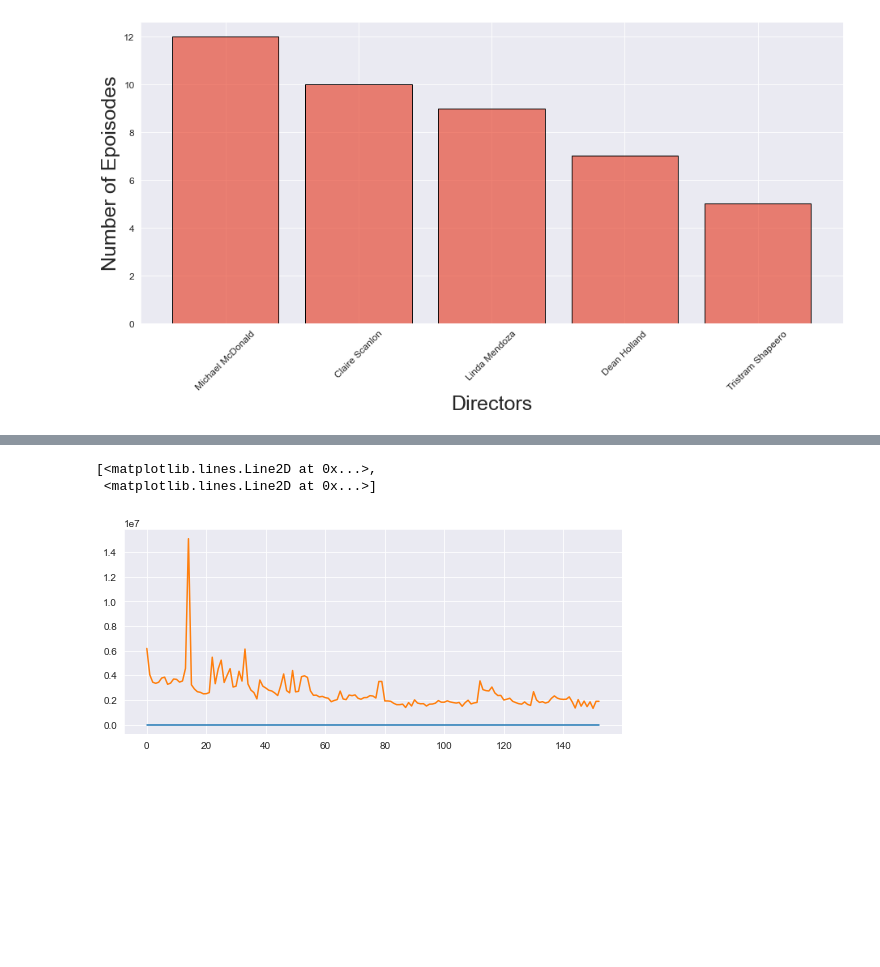
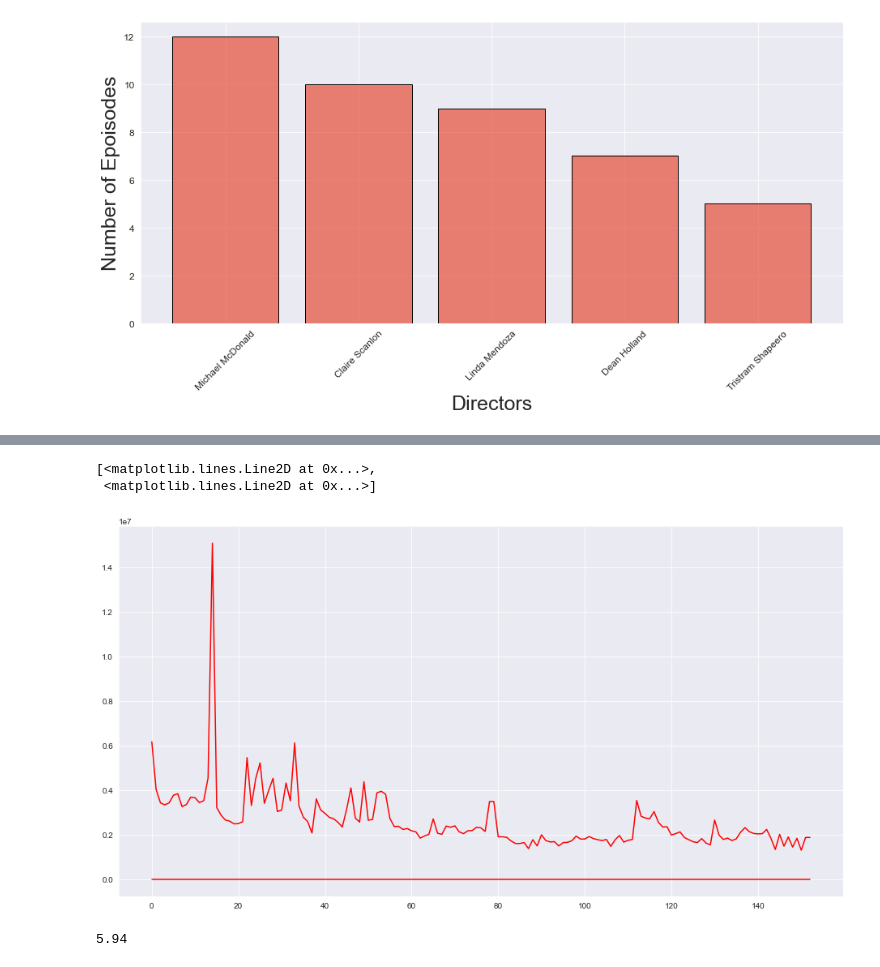
Before and after one commit to anuj561/Brooklyn-99-Data-Analysis, a Jupyter notebook: Brooklyn_99_data_analysis.ipynb, the cells around one changed output, grey strips where cells are left out. Cells and saved outputs as stored; diff of their text form; code cells hidden in the pictures; blank space fills up the shorter version.

```diff
--- a/Brooklyn_99_data_analysis.ipynb
+++ b/Brooklyn_99_data_analysis.ipynb
@@ -79,8 +58,14 @@ df['original_air_date'] = pd.to_datetime(df['original_air_date'], format='%Y-%m-
+# %%
+df =df.dropna(subset=['episode_num_overall','us_viewers'])
 # %%
-plt.rcParams["figure.figsize"] = [7.50, 3.50]
+plt.rcParams["figure.figsize"] = [13,7]
 plt.rcParams["figure.autolayout"] = True
-plt.plot(df[['episode_num_overall','us_viewers']])
+plt.plot(df[['episode_num_overall','us_viewers']],color ='red')
 # %% [output]
 [<matplotlib.lines.Line2D at 0x...>,
  <matplotlib.lines.Line2D at 0x...>]
-[figure, old version]
+[figure, new version]
+# %%
+round(df['us_viewers'].max()/df[df['us_viewers']!=df['us_viewers'].max()]['us_viewers'].mean(),2)
+# %% [output]
+5.94
```
Also changed, not shown: parts of 13 cells of this notebook.
